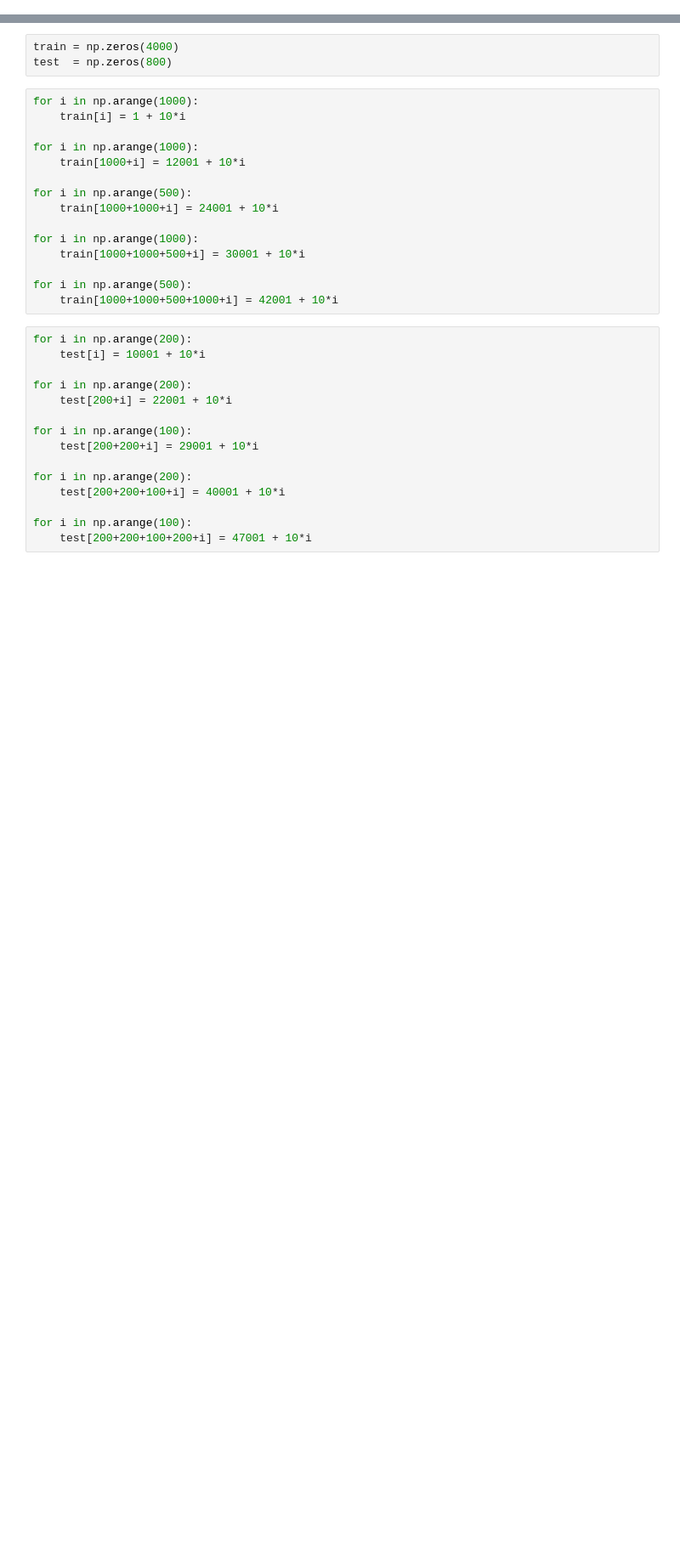
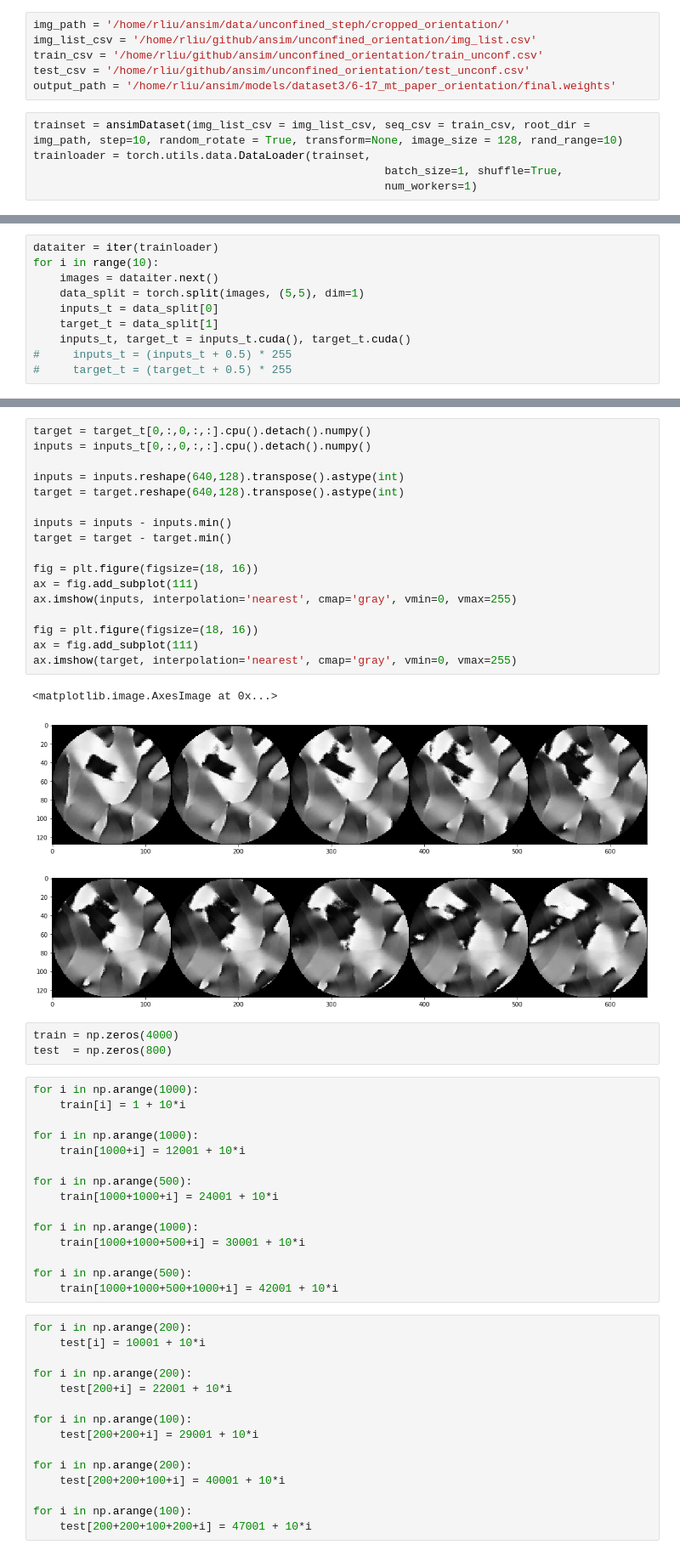
Before and after one commit to ruoshiliu/Orientation-Field-Prediction, a Jupyter notebook: unconfined_orientation/dataset.ipynb, the cells around one changed output, grey strips where cells are left out. Shown: that part at 85% size. Cells and saved outputs as stored; diff of their text form; blank space fills up the shorter version.

```diff
--- a/unconfined_orientation/dataset.ipynb
+++ b/unconfined_orientation/dataset.ipynb
@@ -13,0 +16,11 @@ import os
+# %%
+img_path = '/home/rliu/ansim/data/unconfined_steph/cropped_orientation/'
+img_list_csv = '/home/rliu/github/ansim/unconfined_orientation/img_list.csv'
+train_csv = '/home/rliu/github/ansim/unconfined_orientation/train_unconf.csv'
+test_csv = '/home/rliu/github/ansim/unconfined_orientation/test_unconf.csv'
+output_path = '/home/rliu/ansim/models/dataset3/6-17_mt_paper_orientation/final.weights'
+# %%
+trainset = ansimDataset(img_list_csv = img_list_csv, seq_csv = train_csv, root_dir = img_path, step=10, random_rotate = True, transform=None, image_size = 128, rand_range=10)
+trainloader = torch.utils.data.DataLoader(trainset,
+                                                     batch_size=1, shuffle=True,
+                                                     num_workers=1)
@@ -13,0 +31,10 @@ import os
+# %%
+dataiter = iter(trainloader)
+for i in range(10):
+    images = dataiter.next()
+    data_split = torch.split(images, (5,5), dim=1)
+    inputs_t = data_split[0]
+    target_t = data_split[1]
+    inputs_t, target_t = inputs_t.cuda(), target_t.cuda()
+#     inputs_t = (inputs_t + 0.5) * 255
+#     target_t = (target_t + 0.5) * 255
@@ -14,3 +57,24 @@ import os
+# %%
+target = target_t[0,:,0,:,:].cpu().detach().numpy()
+inputs = inputs_t[0,:,0,:,:].cpu().detach().numpy()
+
+inputs = inputs.reshape(640,128).transpose().astype(int)
+target = target.reshape(640,128).transpose().astype(int)
+
+inputs = inputs - inputs.min()
+target = target - target.min()
+
+fig = plt.figure(figsize=(18, 16))
+ax = fig.add_subplot(111)
+ax.imshow(inputs, interpolation='nearest', cmap='gray', vmin=0, vmax=255)
+
+fig = plt.figure(figsize=(18, 16))
+ax = fig.add_subplot(111)
+ax.imshow(target, interpolation='nearest', cmap='gray', vmin=0, vmax=255)
+# %% [output]
+<matplotlib.image.AxesImage at 0x...>
+[figure, added]
+[figure, added]
 # %%
 train = np.zeros(4000)
 test  = np.zeros(800)
```
Also changed, not shown: parts of 4 cells of this notebook, 2 other files.
